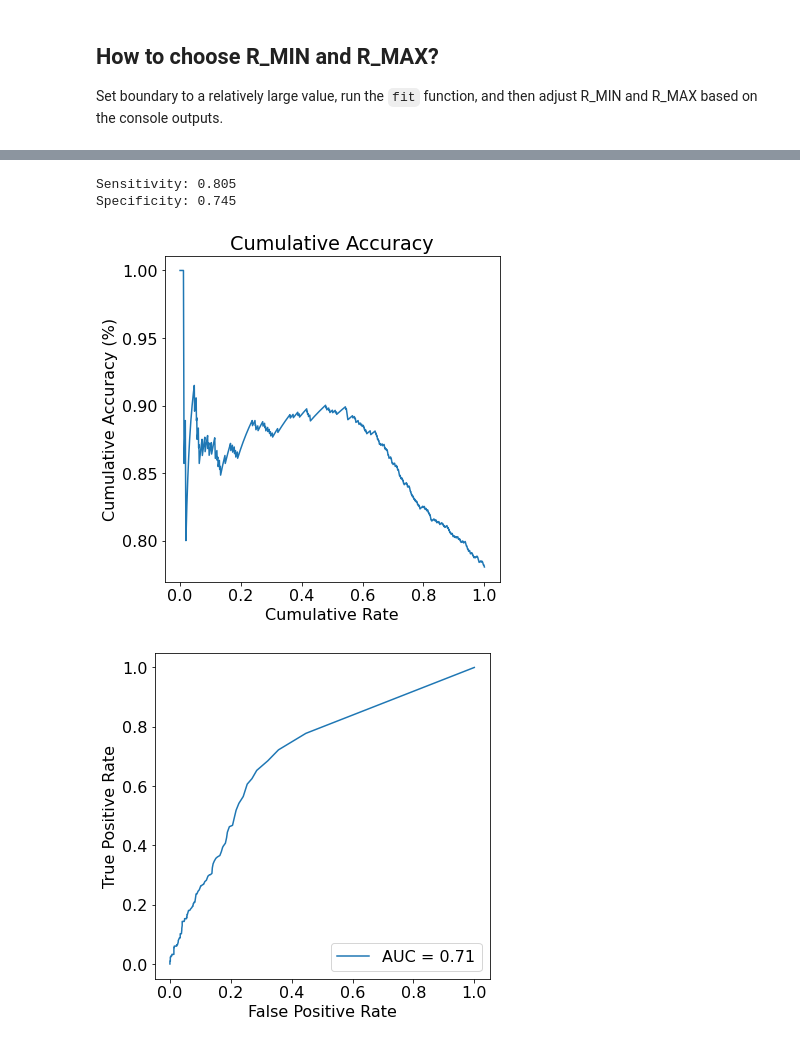
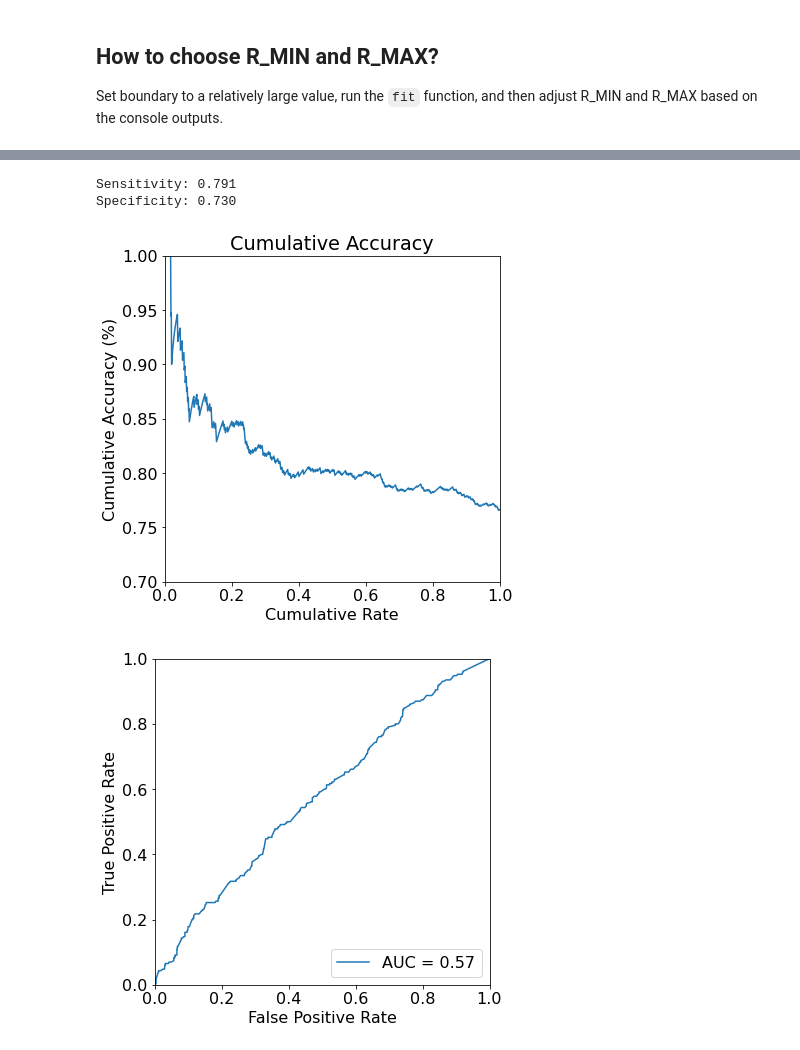
Before and after one commit to bonjuruu/applicabilityDomain, a Jupyter notebook: demo/pipeline_temp.ipynb, the cells around one changed output, grey strips where cells are left out. Cells and saved outputs as stored; diff of their text form; code cells hidden in the pictures.

```diff
--- a/demo/pipeline_temp.ipynb
+++ b/demo/pipeline_temp.ipynb
@@ -87,8 +87,3 @@ y = data['y'].to_numpy().astype(int)
 # Drop columns with no information for training.
 data = drop_redundant_col(data)
 X = data.drop(['y'], axis=1).to_numpy()
-
-# These are required for Region-Based Classifier
-# Convert values to integer categorical data
-X = data.drop(['y'], axis=1)
-X = category2code(X).to_numpy()
@@ -95,6 +95,6 @@ X = category2code(X).to_numpy()
 # %%
 # Change any value greater than 1 to 1
-# X = maccs2binary(X)
+X = maccs2binary(X)
 # %%
 X_train, X_test = X[idx_train_cv1], X[idx_test_cv1]
 y_train, y_test = y[idx_train_cv1], y[idx_test_cv1]
@@ -110,10 +110,11 @@ print(y_train.shape, y_test.shape)
 # X_test = scaler.transform(X_test)
 # %%
 # Step 2: Train classifier
-N_TREES = 100
+N_TREES = 300
 SEED = np.random.randint(1000, 999999)
 print(SEED)
 clf = RandomForestClassifier(n_estimators=N_TREES, random_state=SEED)
+print(clf.get_params())
 clf.fit(X_train, y_train)
 
 acc_train = clf.score(X_train, y_train)
@@ -125,6 +127,6 @@ print(f'[Accuracy] Train: {acc_train*100:.2f}%, test: {acc_test*100:.2f}%')
 # %%
 # Step 3: Train AD
-# ad = DAIndexGamma(clf=clf, k=5, dist_metric='euclidean')
-# ad = DAIndexKappa(clf=clf, k=5, dist_metric='euclidean')
-# ad = DAIndexDelta(clf=clf, k=5, dist_metric='euclidean')
-# ad.fit(X_train)
+ad = DAIndexKappa(k=5, dist_metric='jaccard')
+# ad = DAIndexGamma(k=5, dist_metric='euclidean')
+# ad = DAIndexDelta(k=5, dist_metric='euclidean')
+ad.fit(X_train)
@@ -174,5 +170,5 @@ tpr, tnr = sensitivity_specificity(y_test, y_pred)
 print(f'Sensitivity: {tpr:.3f}')
 print(f'Specificity: {tnr:.3f}')
 # %% [output]
-Sensitivity: 0.805
-Specificity: 0.745
+Sensitivity: 0.791
+Specificity: 0.730
@@ -179,26 +178,30 @@ Specificity: 0.745
 # %%
 # TODO: `cumulative_accuracy` the order for distance measures are inverted
-cumulative_acc, cumulative_rate = cumulative_accuracy(y_test, y_pred, 1/(dm+1e-6))
+cumulative_acc, cumulative_rate = cumulative_accuracy(y_test, y_pred, dm)
 
 plt.figure(figsize=(6, 6))
 plt.plot(cumulative_rate, cumulative_acc)
 plt.xlabel("Cumulative Rate")
+plt.xlim((0, 1.0))
 plt.ylabel("Cumulative Accuracy (%)")
+plt.ylim((0.7, 1.0))
 plt.title("Cumulative Accuracy")
 plt.show()
 # %% [output]
-[figure, old version]
+[figure, new version]
 # %%
 # TODO: `roc_ad` the order for distance measures are inverted
-fpr, tpr = roc_ad(y_test, y_pred, 1/(dm+1e-6))
+fpr, tpr = roc_ad(y_test, y_pred, dm)
 roc_auc = auc(fpr, tpr)
 
 fig, ax = plt.subplots(figsize=(6, 6))
 roc_display = RocCurveDisplay(fpr=fpr, tpr=tpr, roc_auc=roc_auc)
 roc_display.plot(ax=ax)
+ax.set_xlim(0., 1.)
+ax.set_ylim(0., 1.)
 plt.show()
 # %% [output]
-[figure, old version]
+[figure, new version]
 # %%
 perm_auc, _ = permutation_auc(y_test, y_pred, dm)
 print(perm_auc)
```
Also changed, not shown: parts of 7 cells of this notebook, 2 other files.
